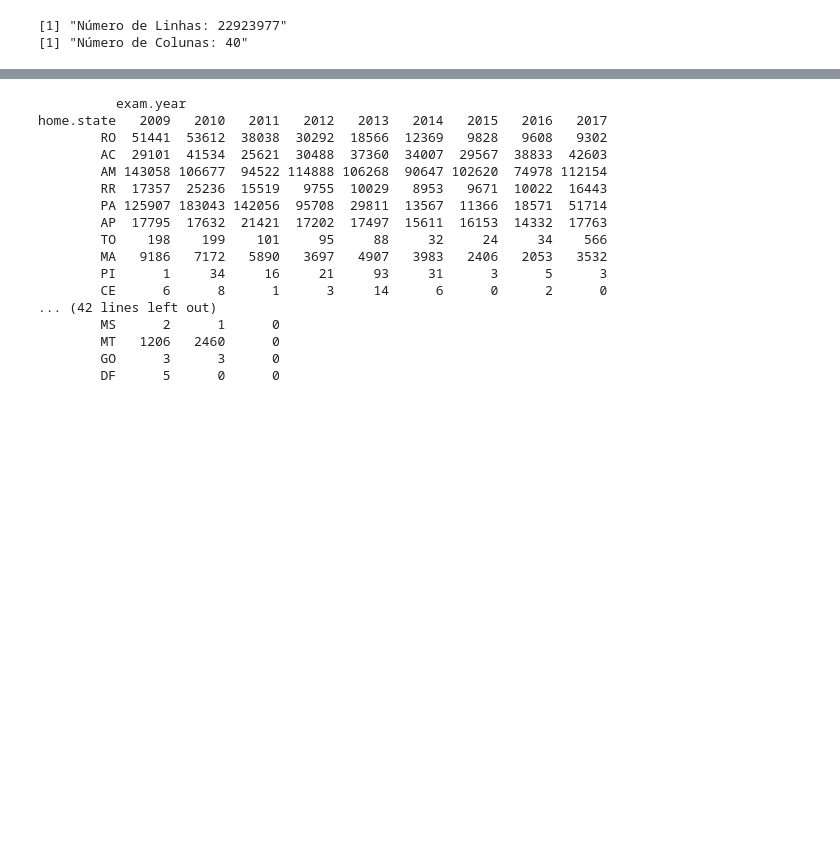
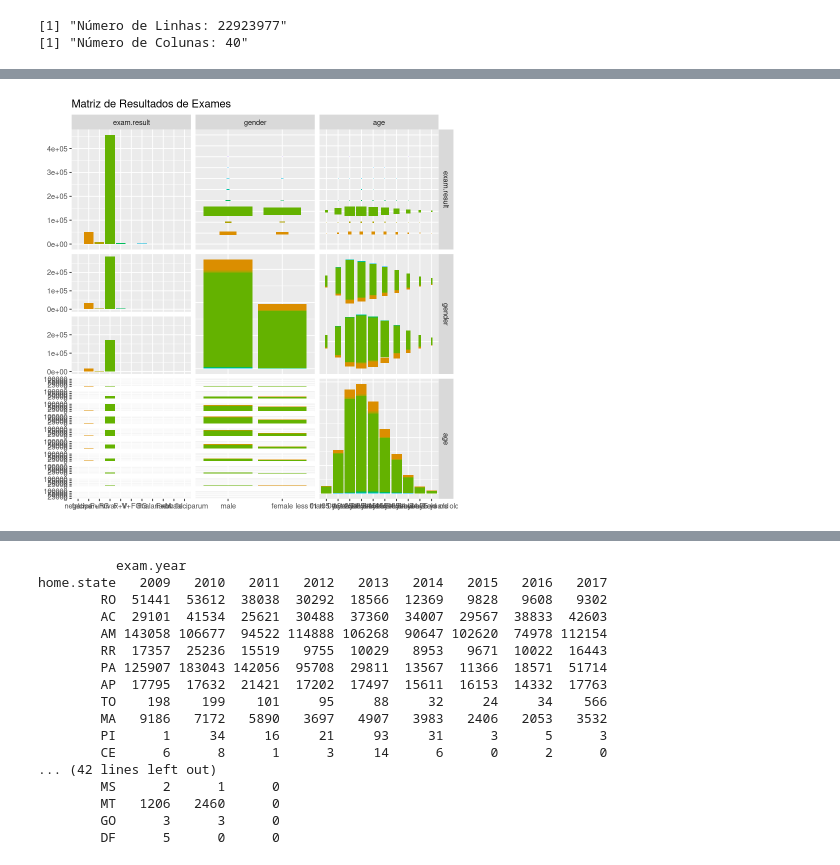
Before and after one commit to frankfaisca/cefet-min-dados, a Jupyter notebook: Exploration_Malaria.ipynb, the cells around one changed output, grey strips where cells are left out. Drawn from its saved outputs; the diff is of its cells as text; code cells hidden in the pictures; blank space fills up the shorter version.

Commit message:
reparado path load adicionado limpeza de dados separação de colunas ficou pendente terminar a matriz ggpairs

```diff
--- a/Exploration_Malaria.ipynb
+++ b/Exploration_Malaria.ipynb
@@ -98,3 +98,13 @@ print(paste("Número de Colunas:",ncol(data)))
 # %% [output]
 [1] "Número de Linhas: 22923977"
 [1] "Número de Colunas: 40"
+# %%
+# Separa Colunas Escolhidas para Estudo
+ref <- data %>% select(notification.county,notification.year,qty.parasites,exam.result,gender,home.state,age,previous.treatment)
+
+#retira valores nulos
+sr <- na.omit(ref)
+
+# cria uma amostra
+#sr <- sample_n(ref, 1000)
+#pos <- sr[sr$exam.result != negative, ]
@@ -100,0 +144,22 @@ print(paste("Número de Colunas:",ncol(data)))
+# %%
+#pairs(sr[, c(1, 1:4)])
+#pairs(sr[, c(1, 5:8)])
+
+#Separa tabelas para Matriz
+split <- sr %>% select (gender,age,exam.result)
+
+ggpairs(
+    sr,
+    columns=c(4,5,7),
+    cardinality_threshold=15,
+    aes(color = exam.result),
+    #upper = list(continuous = "points",combo = "box_no_facet",discrete = "count", na = "na"),
+    #lower = list(continuous = "smooth",combo = "facethist", discrete = "facetbar", na = "na"),
+    #diag = list(continuous = "blankDiag",discrete = "barDiag",na = "naDiag"),
+    title = "Matriz de Resultados de Exames",
+
+    #axisLabels = "none"
+)
+#ggpairs(sr,columns=5:8, cardinality_threshold=100)
+# %% [output]
+[figure, added]
```
Also changed, not shown: parts of 8 cells of this notebook.
